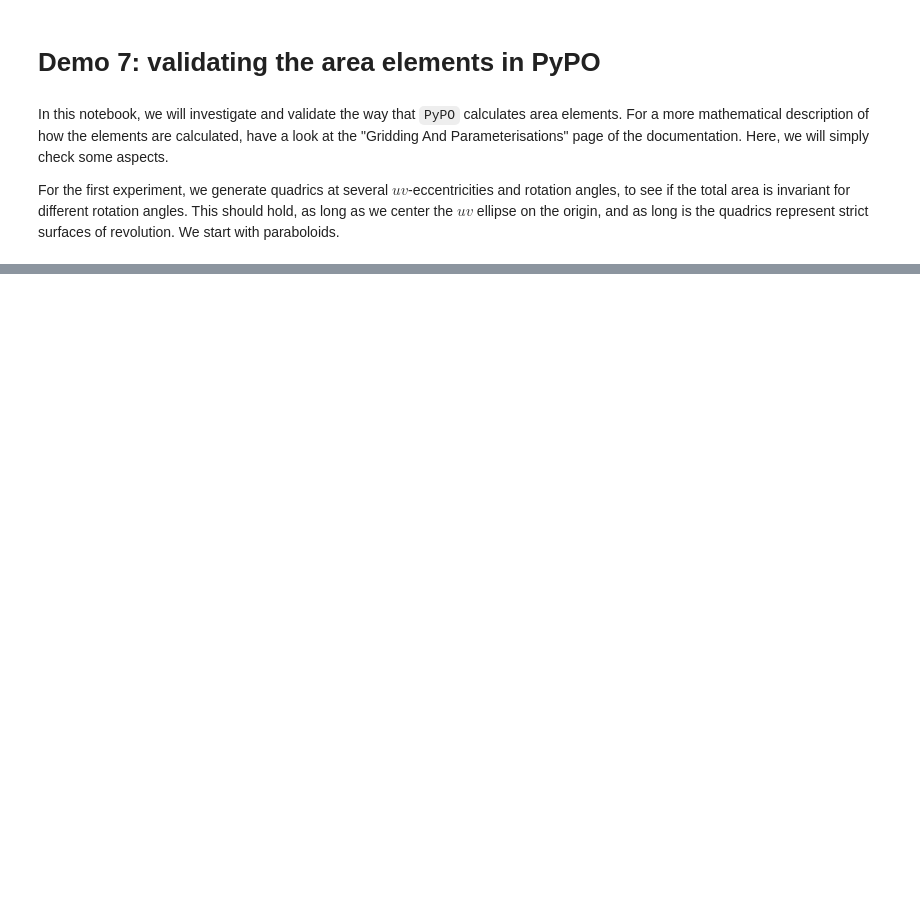
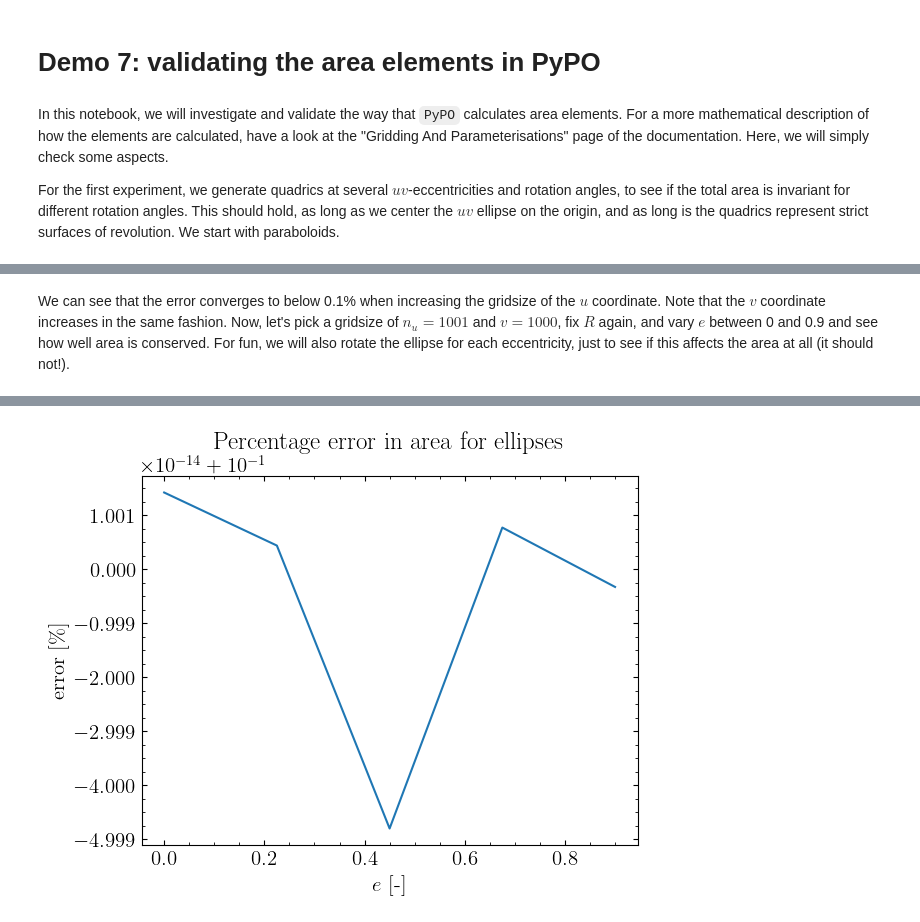
Before and after one commit to arendMoerman/PyPO, a Jupyter notebook: demos/Demo7.ipynb, the cells around one changed output, grey strips where cells are left out. Drawn from its saved outputs; the diff is of its cells as text; code cells hidden in the pictures; blank space fills up the shorter version.

```diff
--- a/demos/Demo7.ipynb
+++ b/demos/Demo7.ipynb
@@ -93,0 +82,34 @@ s.plotSystem()
+# %% [markdown]
+We can see that the error converges to below 0.1% when increasing the gridsize of the $u$ coordinate. Note that the $v$ coordinate increases in the same fashion. Now, let's pick a gridsize of $n_u=1001$ and $v=1000$, fix $R$ again, and vary $e$ between 0 and 0.9 and see how well area is conserved. For fun, we will also rotate the ellipse for each eccentricity, just to see if this affects the area at all (it should not!).
+# %%
+areas_ellipse = np.zeros(NTEST)
+areas_expected = np.zeros(NTEST)
+ecc_uv = np.zeros(NTEST)
+
+d_ecc = 0.9 / (NTEST - 1)
+d_rot = 90 / (NTEST - 1)
+
+for ii in range(NTEST):
+    ecc_loc = d_ecc * ii
+    areas_expected[ii] = np.pi * R**2 / np.sqrt(1 - ecc_loc**2)
+    disk = {
+            "name"      : "ellipse",
+            "gmode"     : "uv",
+            "pmode"     : "manual",
+            "ecc_uv"    : ecc_loc,
+            "rot_uv"    : ii * d_rot,
+            "lims_u"    : np.array([0, R])*Units.MM,
+            "lims_v"    : np.array([0, 360])*Units.DEG,
+            "gridsize"  : np.array([1001, 1000])
+            }
+    s.addPlane(disk)
+    grids = s.generateGrids("ellipse")
+
+    areas_ellipse[ii] = np.nansum(grids.area)
+    ecc_uv[ii] = ecc_loc
+plt.plot(ecc_uv, np.absolute(areas_ellipse - areas_expected) / areas_expected * 100)
+plt.xlabel(r"$e$ [-]")
+plt.ylabel("error [\%]")
+plt.title("Percentage error in area for ellipses")
+plt.show()
+# %% [output]
@@ -93,0 +121 @@ s.plotSystem()
+[figure, added]
```
Also changed, not shown: parts of 8 cells of this notebook, 4 other files.
